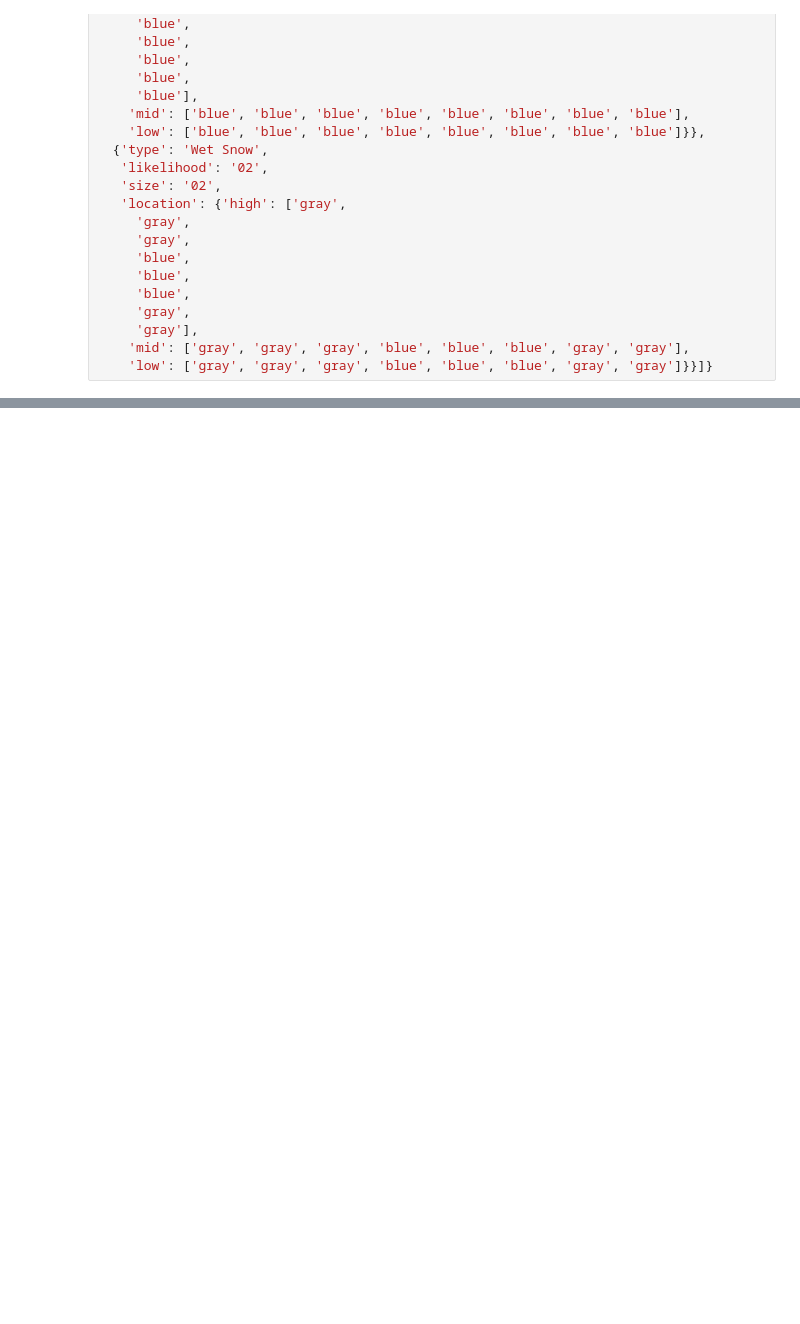
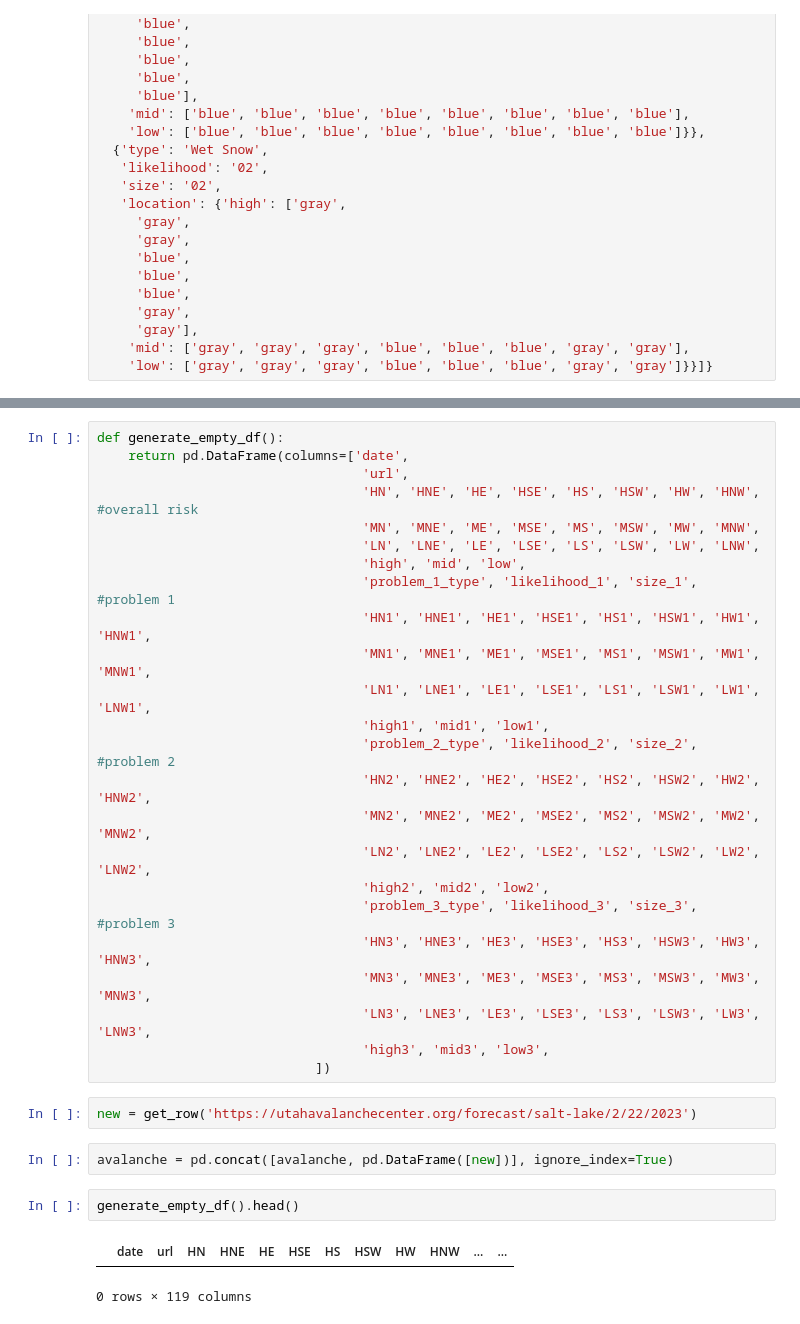
Before and after one commit to justinolcott/avalanche, a Jupyter notebook: data_gathering.ipynb, the cells around one changed output, grey strips where cells are left out. Cells and saved outputs as stored; diff of their text form; blank space fills up the shorter version.

Commit message:
ready to gather data for avalanche @bottom

```diff
--- a/data_gathering.ipynb
+++ b/data_gathering.ipynb
@@ -471,0 +573,33 @@ Index: []
+# %%
+def generate_empty_df():
+    return pd.DataFrame(columns=['date',
+                                  'url',
+                                  'HN', 'HNE', 'HE', 'HSE', 'HS', 'HSW', 'HW', 'HNW', #overall risk
+                                  'MN', 'MNE', 'ME', 'MSE', 'MS', 'MSW', 'MW', 'MNW',
+                                  'LN', 'LNE', 'LE', 'LSE', 'LS', 'LSW', 'LW', 'LNW',
+                                  'high', 'mid', 'low',
+                                  'problem_1_type', 'likelihood_1', 'size_1',          #problem 1
+                                  'HN1', 'HNE1', 'HE1', 'HSE1', 'HS1', 'HSW1', 'HW1', 'HNW1',
+                                  'MN1', 'MNE1', 'ME1', 'MSE1', 'MS1', 'MSW1', 'MW1', 'MNW1',
+                                  'LN1', 'LNE1', 'LE1', 'LSE1', 'LS1', 'LSW1', 'LW1', 'LNW1',
+                                  'high1', 'mid1', 'low1',
+                                  'problem_2_type', 'likelihood_2', 'size_2',          #problem 2
+                                  'HN2', 'HNE2', 'HE2', 'HSE2', 'HS2', 'HSW2', 'HW2', 'HNW2',
+                                  'MN2', 'MNE2', 'ME2', 'MSE2', 'MS2', 'MSW2', 'MW2', 'MNW2',
+                                  'LN2', 'LNE2', 'LE2', 'LSE2', 'LS2', 'LSW2', 'LW2', 'LNW2',
+                                  'high2', 'mid2', 'low2',
+                                  'problem_3_type', 'likelihood_3', 'size_3',           #problem 3
+                                  'HN3', 'HNE3', 'HE3', 'HSE3', 'HS3', 'HSW3', 'HW3', 'HNW3',
+                                  'MN3', 'MNE3', 'ME3', 'MSE3', 'MS3', 'MSW3', 'MW3', 'MNW3',
+                                  'LN3', 'LNE3', 'LE3', 'LSE3', 'LS3', 'LSW3', 'LW3', 'LNW3',
+                                  'high3', 'mid3', 'low3',
+                            ])
+# %%
+new = get_row('https://utahavalanchecenter.org/forecast/salt-lake/2/22/2023')
+# %%
+avalanche = pd.concat([avalanche, pd.DataFrame([new])], ignore_index=True)
+# %%
+generate_empty_df().head()
+# %% [output]
+|  | date | url | HN | HNE | HE | HSE | HS | HSW | HW | HNW | ... | ... |
+0 rows × 119 columns
```
Also changed, not shown: parts of 23 cells of this notebook, 1 other file.
